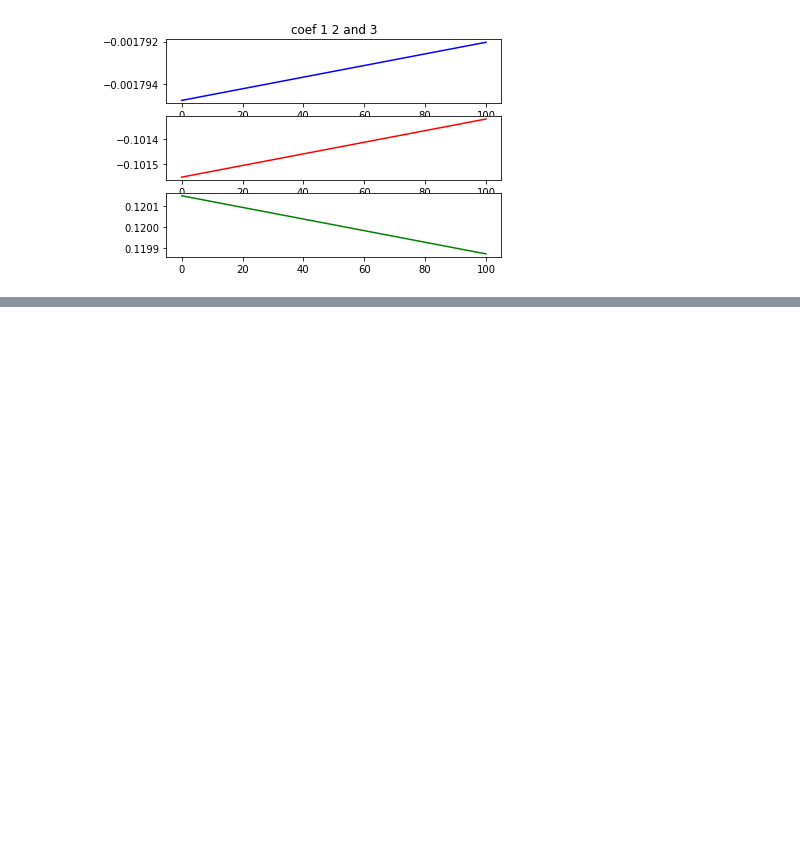
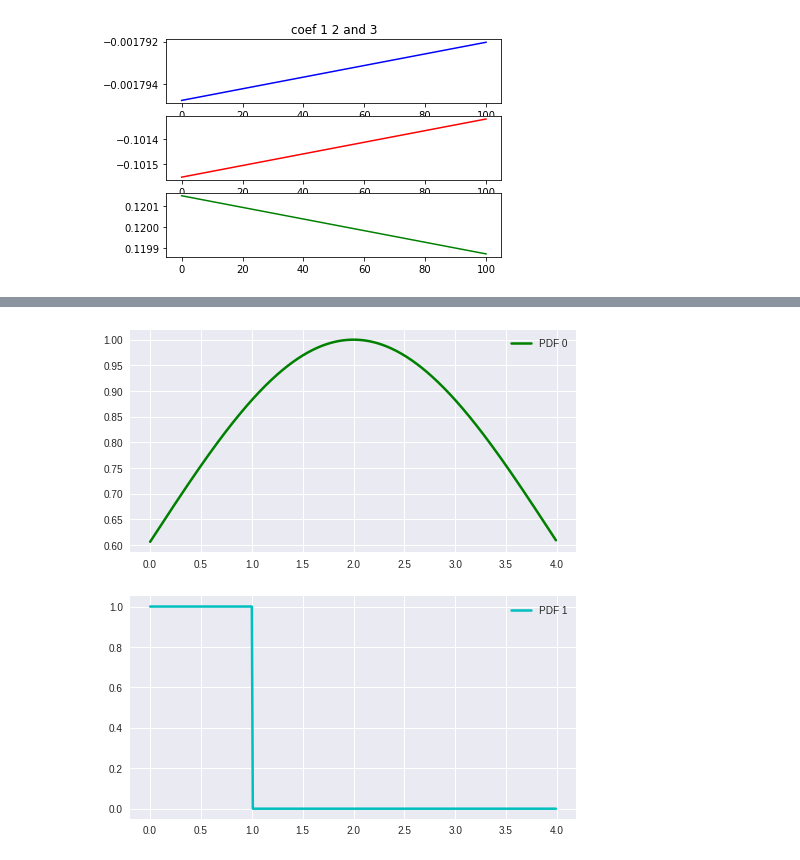
Before and after one commit to joseluisvaz/machine_learning_itesm, a Jupyter notebook: homework2.ipynb, the cells around one changed output, grey strips where cells are left out. Cells and saved outputs as stored; diff of their text form; code cells hidden in the pictures; blank space fills up the shorter version.

```diff
--- a/homework2.ipynb
+++ b/homework2.ipynb
@@ -100,0 +131,8 @@ In this part we are going to implement the Fisher Linear discriminant for two cl
+# %%
+import SliceSampler as ss
+
+sampler = ss.SliceSampler(precision = 0.01)
+sampler.Set_Distribution(mu=2.0,sigma=2.0)
+sampler.Display_List_Dist()
+# %% [output]
+[figure, added]
```
Also changed, not shown: parts of 9 cells of this notebook, 2 other files.
